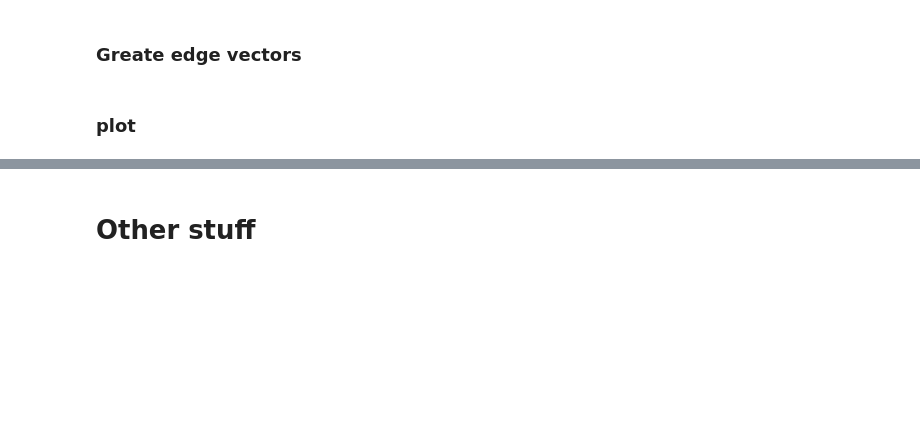
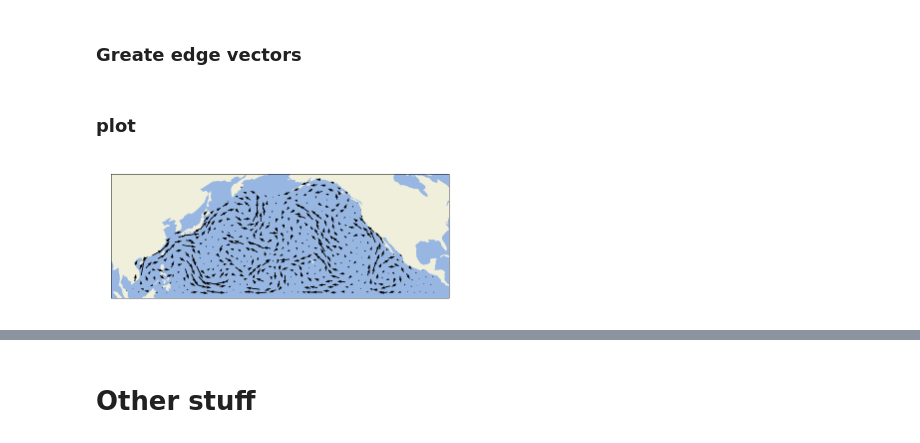
Before and after one commit to KacperWyrwal/topological-flow-matching, a Jupyter notebook: datasets/ocean/plot.ipynb, the cells around one changed output, grey strips where cells are left out. Saved outputs shown, nothing was run; the diff lists cells and outputs as text; code cells hidden in the pictures; blank space fills up the shorter version.

Commit message:
new plots and final earthquake configs

```diff
--- a/datasets/ocean/plot.ipynb
+++ b/datasets/ocean/plot.ipynb
@@ -1193,6 +1217,7 @@ B2 = build_B2(sc2)
 # %% [markdown]
 ### Compute normalized Hodge Laplacian
 # %%
+L1_down_s, L1_up_s, L1_s = normalized_hodge_laplacian_sym(B1, B2)
 L1_down, L1_up, L1 = normalized_hodge_laplacian(B1, B2)
 # %% [markdown]
 ### Compute the eigendecomposition of the Hodge Laplacian and partition it into grad, curl, harm components
@@ -1200,7 +1225,7 @@ L1_down, L1_up, L1 = normalized_hodge_laplacian(B1, B2)
 import scipy
 
 
-eigvals, eigvecs = scipy.sparse.linalg.eigsh(L1, k=500, which='SM')
+eigvals, eigvecs = scipy.sparse.linalg.eigsh(L1_s, k=500, which='SM')
 # %%
 total_var = []
 total_div = []
@@ -1310,2 +1345,72 @@ for i, j in G.edges:
 # %% [markdown]
 ### plot
+# %%
+def add_vectors(G, x):
+    df = df_edge_vectors.copy()[['i', 'u', 'v']]
+    df[['u', 'v']] = df[['u', 'v']] * x[:, None].numpy()
+    df = df.groupby('i').sum()
+    df = df.reindex(G.nodes)
+    nx.set_node_attributes(G, df[['u', 'v']].to_dict(orient='index'))
+    return None
+# %%
+x0 = init_gp.sample_euclidean(torch.Size([]))
+x1 = terminal_gp.sample_euclidean(torch.Size([]))
+N = 500
+scale_down = 1.7
+# %%
+# Create the subgraph
+add_vectors(G, x0)
+H = nx.subgraph(G, list(range(N)))
+
+
+# figure
+width = PAGE_WIDTH / 2
+height = width * 0.5
+
+fig = plt.figure(figsize=(width, height), facecolor="none")
+projection = ccrs.Robinson(central_longitude=180)
+ax = plt.subplot(111, projection=projection)
+ax.coastlines(color="black", linewidth=0.2, zorder=3)
+ax.spines['geo'].set_linewidth(0.2)
+
+
+# quiver
+color = 'tab:orange'
+linewidth = 0.2
+zorder = 1
+alpha = 1.0
+node_to_lon = nx.get_node_attributes(H, 'longitude')
+node_to_lat = nx.get_node_attributes(H, 'latitude')
+lon, lat = np.array(list(node_to_lon.values())), np.array(list(node_to_lat.values()))
+node_to_u = nx.get_node_attributes(H, 'u')
+node_to_v = nx.get_node_attributes(H, 'v')
+u, v = np.array(list(node_to_u.values())), np.array(list(node_to_v.values()))
+quiver = ax.quiver(
+    lon,
+    lat,
+    u,
+    v,
+    transform=ccrs.PlateCarree(),
+)
+quiver._init()
+scale_used = quiver.scale
+new_scale = scale_used * scale_down
+ax.clear()
+quiver = ax.quiver(
+    lon,
+    lat,
+    u,
+    v,
+    transform=ccrs.PlateCarree(),
+    scale=new_scale,
+)
+
+
+# features
+ax.add_feature(cfeature.LAND, zorder=-1, edgecolor='none', alpha=1.0)
+ax.add_feature(cfeature.OCEAN, zorder=-1, edgecolor='none', alpha=1.0)
+
+# save
+save_figure(fig, "initial_sample-500_subcomplex.pdf")
+# %% [output]
+[figure, added]
```
Also changed, not shown: parts of 9 cells of this notebook, 14 other files.
